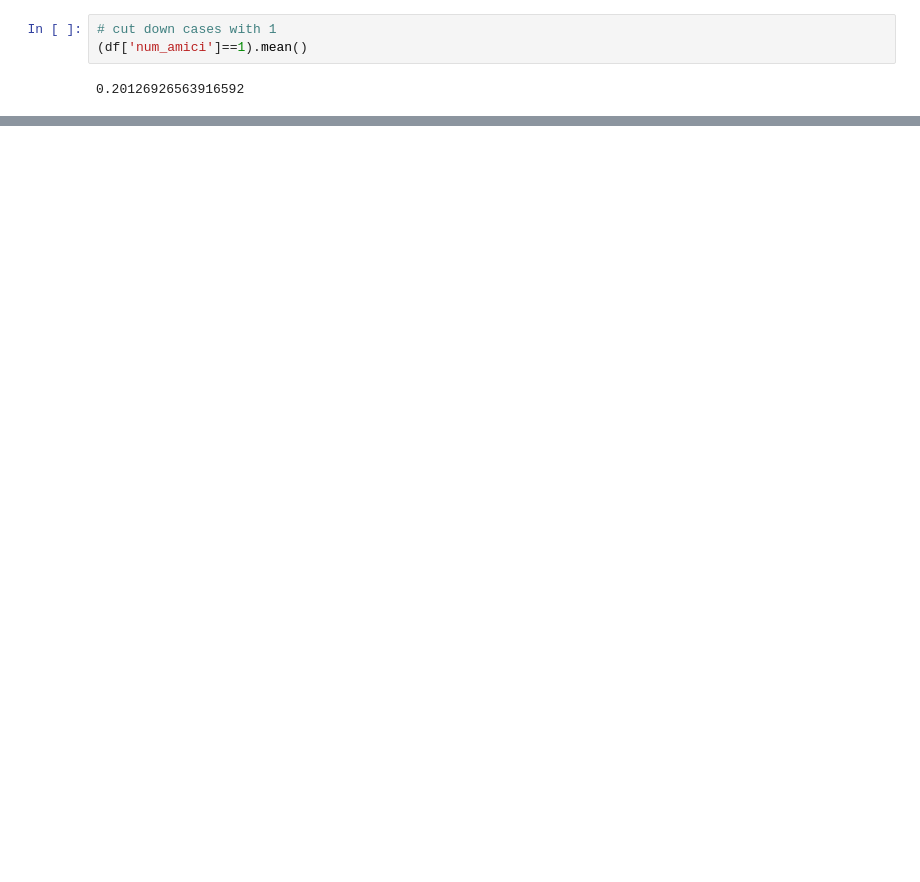
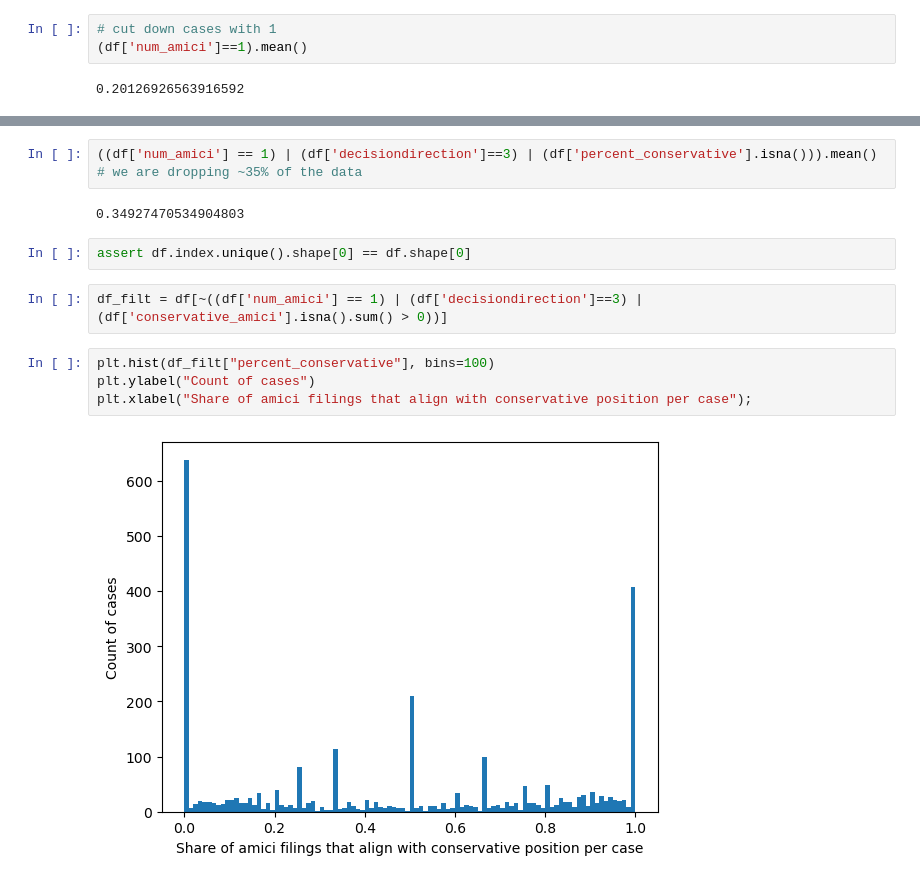
Before and after one commit to rbatra2000/info6850networks, a Jupyter notebook: main.ipynb, the cells around one changed output, grey strips where cells are left out. Saved outputs shown, nothing was run; the diff lists cells and outputs as text; blank space fills up the shorter version.

```diff
--- a/main.ipynb
+++ b/main.ipynb
@@ -617,0 +748,15 @@ df['percent_conservative'].isna().mean()
+# %%
+((df['num_amici'] == 1) | (df['decisiondirection']==3) | (df['percent_conservative'].isna())).mean()
+# we are dropping ~35% of the data
+# %% [output]
+0.34927470534904803
+# %%
+assert df.index.unique().shape[0] == df.shape[0]
+# %%
+df_filt = df[~((df['num_amici'] == 1) | (df['decisiondirection']==3) | (df['conservative_amici'].isna().sum() > 0))]
+# %%
+plt.hist(df_filt["percent_conservative"], bins=100)
+plt.ylabel("Count of cases")
+plt.xlabel("Share of amici filings that align with conservative position per case");
+# %% [output]
+[figure, added]
```
Also changed, not shown: parts of 23 cells of this notebook.
